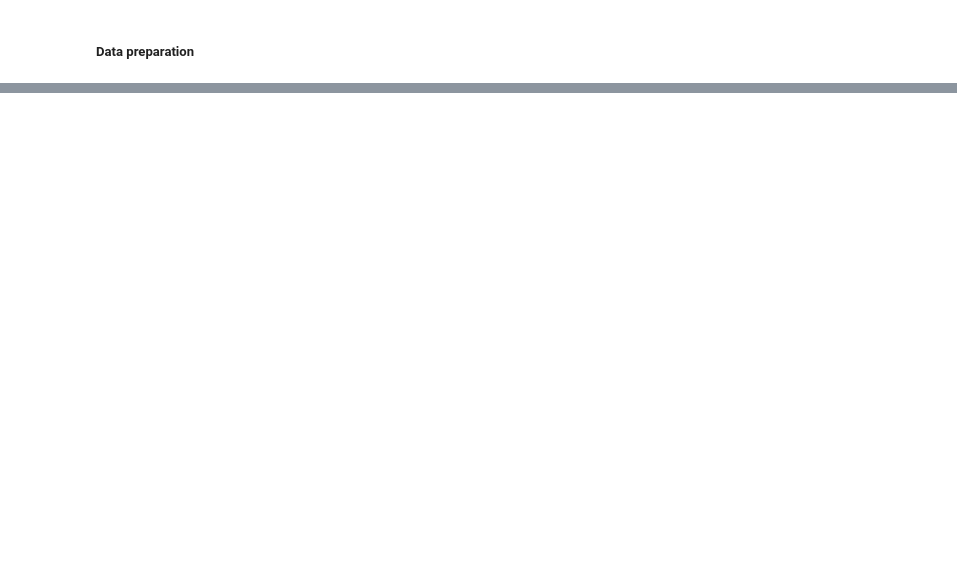
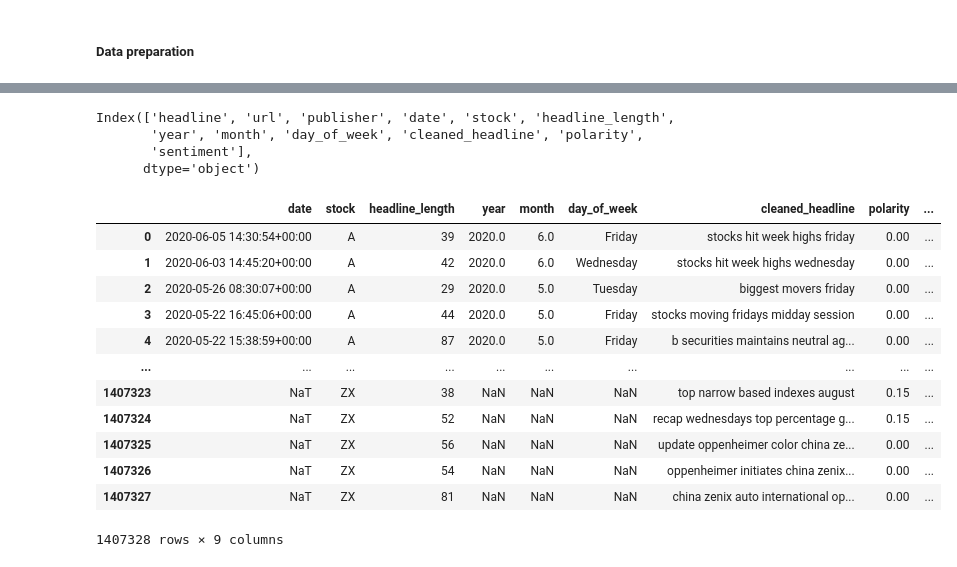
Before and after one commit to GetieBalew24/StockMarketAnalyis, a Jupyter notebook: notebooks/new_stock_coorrelation_analysis.ipynb, the cells around one changed output, grey strips where cells are left out. Cells and saved outputs as stored; diff of their text form; code cells hidden in the pictures; blank space fills up the shorter version.

```diff
--- a/notebooks/new_stock_coorrelation_analysis.ipynb
+++ b/notebooks/new_stock_coorrelation_analysis.ipynb
@@ -82,9 +81,9 @@ newData
 # %%
 # Convert the 'date' column to datetime format and UTC-4 timezone
 stock_data['Date'] = pd.to_datetime(stock_data['Date'], format='ISO8601', utc=True)
-newData['date']=pd.to_datetime(newData['date'], format='ISO8601', utc=True)
-print("Minimum date from news dataset:  ",newData.date.min())
-print("Maximum date from news dataset:  ",newData.date.max())
+news_data['date']=pd.to_datetime(news_data['date'], format='ISO8601', utc=True)
+print("Minimum date from news dataset:  ",news_data.date.min())
+print("Maximum date from news dataset:  ",news_data.date.max())
 print("Minimum date from Stock dataset:  ",stock_data.Date.min())
 print("Max date from Stock dataset:  ",stock_data.Date.max())
 # %% [output]
@@ -92,3 +91,29 @@ Minimum date from news dataset:   2009-02-14 04:00:00+00:00
 Maximum date from news dataset:   2020-06-11 21:12:35+00:00
 Minimum date from Stock dataset:   1980-12-12 00:00:00+00:00
 Max date from Stock dataset:   2024-07-30 00:00:00+00:00
+# %%
+news_data.columns
+# %% [output]
+Index(['headline', 'url', 'publisher', 'date', 'stock', 'headline_length',
+       'year', 'month', 'day_of_week', 'cleaned_headline', 'polarity',
+       'sentiment'],
+      dtype='object')
+# %%
+for column in ['headline', 'url', 'publisher']:
+    news_data.drop(column, axis=1, inplace=True)
+# %%
+news_data
+# %% [output]
+|  | date | stock | headline_length | year | month | day_of_week | cleaned_headline | polarity | ... |
+| 0 | 2020-06-05 14:30:54+00:00 | A | 39 | 2020.0 | 6.0 | Friday | stocks hit week highs friday | 0.00 | ... |
+| 1 | 2020-06-03 14:45:20+00:00 | A | 42 | 2020.0 | 6.0 | Wednesday | stocks hit week highs wednesday | 0.00 | ... |
+| 2 | 2020-05-26 08:30:07+00:00 | A | 29 | 2020.0 | 5.0 | Tuesday | biggest movers friday | 0.00 | ... |
+| 3 | 2020-05-22 16:45:06+00:00 | A | 44 | 2020.0 | 5.0 | Friday | stocks moving fridays midday session | 0.00 | ... |
+| 4 | 2020-05-22 15:38:59+00:00 | A | 87 | 2020.0 | 5.0 | Friday | b securities maintains neutral ag... | 0.00 | ... |
+| ... | ... | ... | ... | ... | ... | ... | ... | ... | ... |
+| 1407323 | NaT | ZX | 38 | NaN | NaN | NaN | top narrow based indexes august | 0.15 | ... |
+| 1407324 | NaT | ZX | 52 | NaN | NaN | NaN | recap wednesdays top percentage g... | 0.15 | ... |
+| 1407325 | NaT | ZX | 56 | NaN | NaN | NaN | update oppenheimer color china ze... | 0.00 | ... |
+| 1407326 | NaT | ZX | 54 | NaN | NaN | NaN | oppenheimer initiates china zenix... | 0.00 | ... |
+| 1407327 | NaT | ZX | 81 | NaN | NaN | NaN | china zenix auto international op... | 0.00 | ... |
+1407328 rows × 9 columns
```
Also changed, not shown: parts of 19 cells of this notebook, 2 other files.
